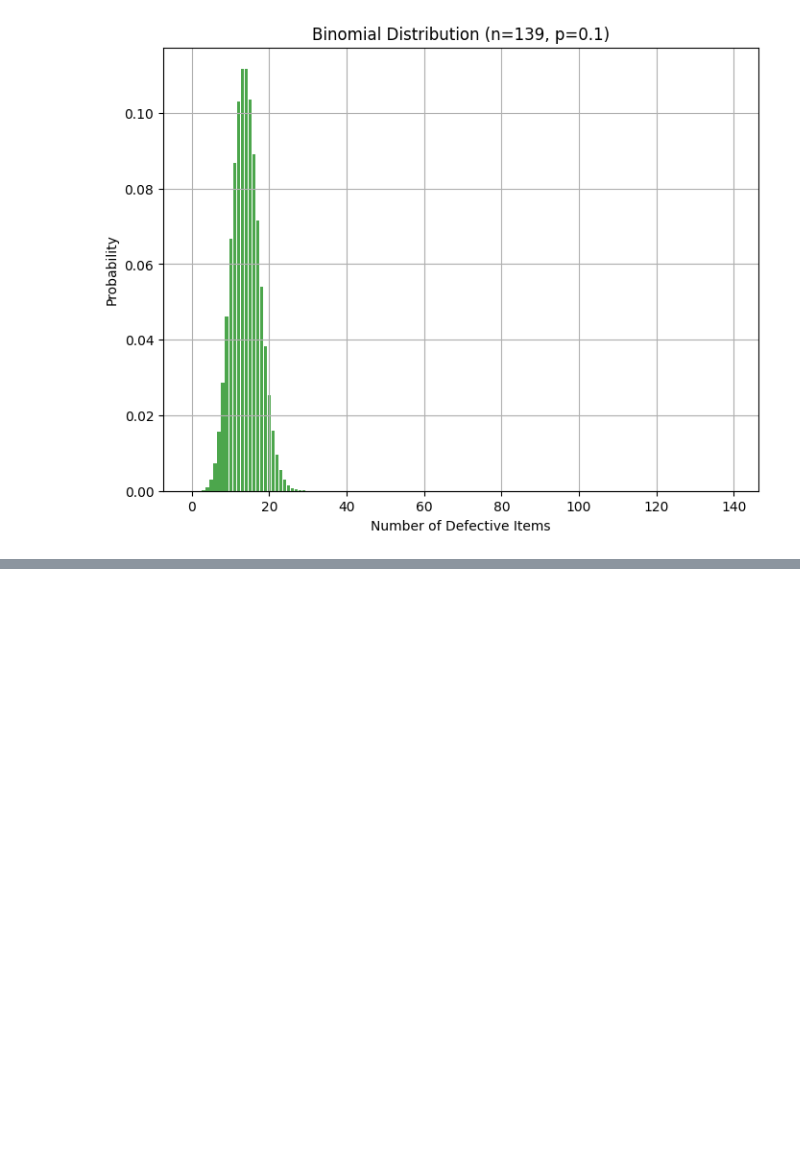
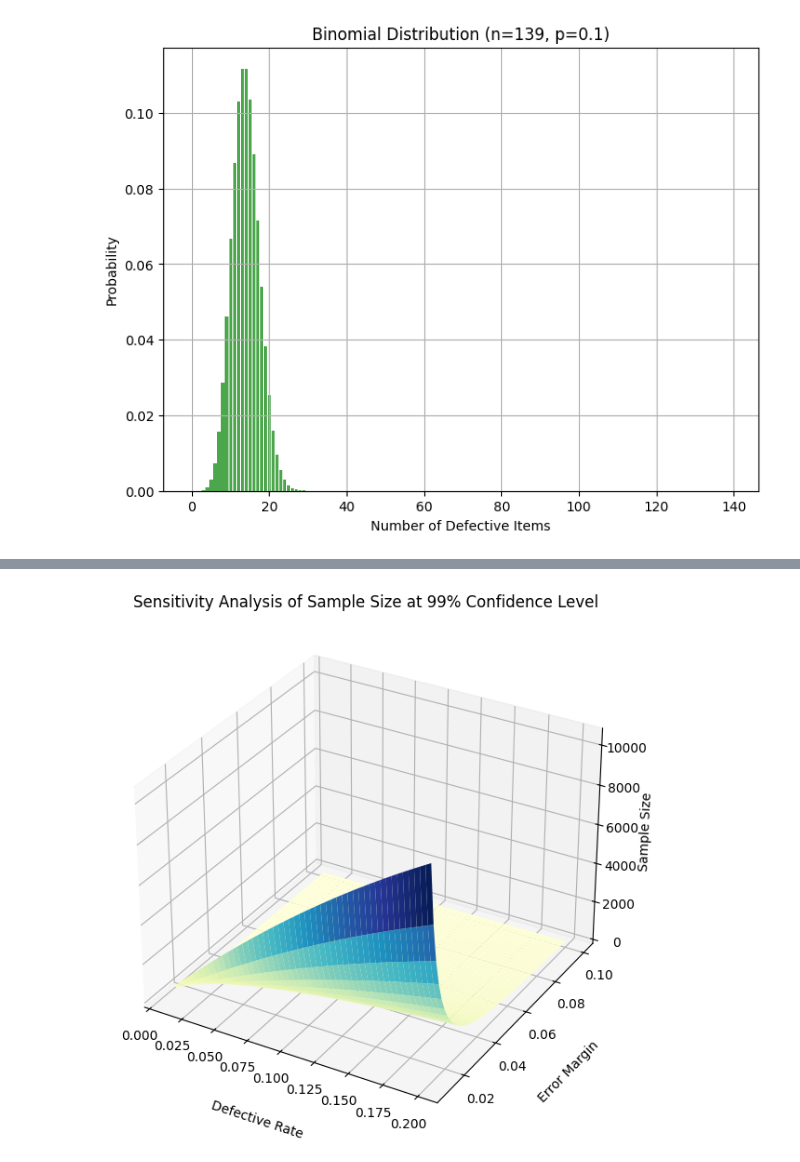
Before and after one commit to cr9294/2024_C, a Jupyter notebook: 代码本/1.ipynb, the cells around one changed output, grey strips where cells are left out. Saved outputs shown, nothing was run; the diff lists cells and outputs as text; code cells hidden in the pictures; blank space fills up the shorter version.

```diff
--- a/代码本/1.ipynb
+++ b/代码本/1.ipynb
@@ -129,0 +218,44 @@ plot_binomial_distribution(sample_size_95, defective_rate)
+# %%
+import numpy as np
+import matplotlib.pyplot as plt
+from mpl_toolkits.mplot3d import Axes3D
+import scipy.stats as stats
+
+# Redefine the calculate_min_sample_size function
+def calculate_min_sample_size(defective_rate, confidence_level, error_margin):
+    z_score = stats.norm.ppf(1 - (1 - confidence_level) / 2)
+    sample_size = (z_score ** 2 * defective_rate * (1 - defective_rate)) / (error_margin ** 2)
+    return int(np.ceil(sample_size))
+
+# Set ranges for defective rate and error margin
+defective_rate_range = np.linspace(0.01, 0.2, 50)  # Defective rate from 1% to 20%
+error_margin_range = np.linspace(0.01, 0.1, 50)  # Error margin from 1% to 10%
+
+# Fixed confidence level
+confidence_level = 0.99
+
+# Create meshgrid
+X, Y = np.meshgrid(defective_rate_range, error_margin_range)
+
+# Calculate the sample size for each point in the grid
+Z = np.array([[calculate_min_sample_size(dr, confidence_level, em) for dr in defective_rate_range] for em in error_margin_range])
+
+# Create 3D plot
+fig = plt.figure(figsize=(12, 7))
+ax = fig.add_subplot(111, projection='3d')
+
+# Plot surface with a lighter color scheme and darker regions where sample size is larger
+surf = ax.plot_surface(X, Y, Z, cmap='YlGnBu')
+
+# Set labels with larger labelpad to prevent truncation
+ax.set_xlabel('Defective Rate', labelpad=15)
+ax.set_ylabel('Error Margin', labelpad=15)
+ax.set_zlabel('Sample Size', labelpad=2)  # Increase labelpad for Z-axis
+ax.set_title('Sensitivity Analysis of Sample Size at 99% Confidence Level')
+
+# Manually adjust the subplot spacing to prevent label clipping
+ax.figure.subplots_adjust(left=0.2, right=0.8, top=0.9, bottom=0.1)
+
+plt.show()
+# %% [output]
+[figure, added]
```
Also changed, not shown: parts of 2 cells of this notebook, 10 other files.
